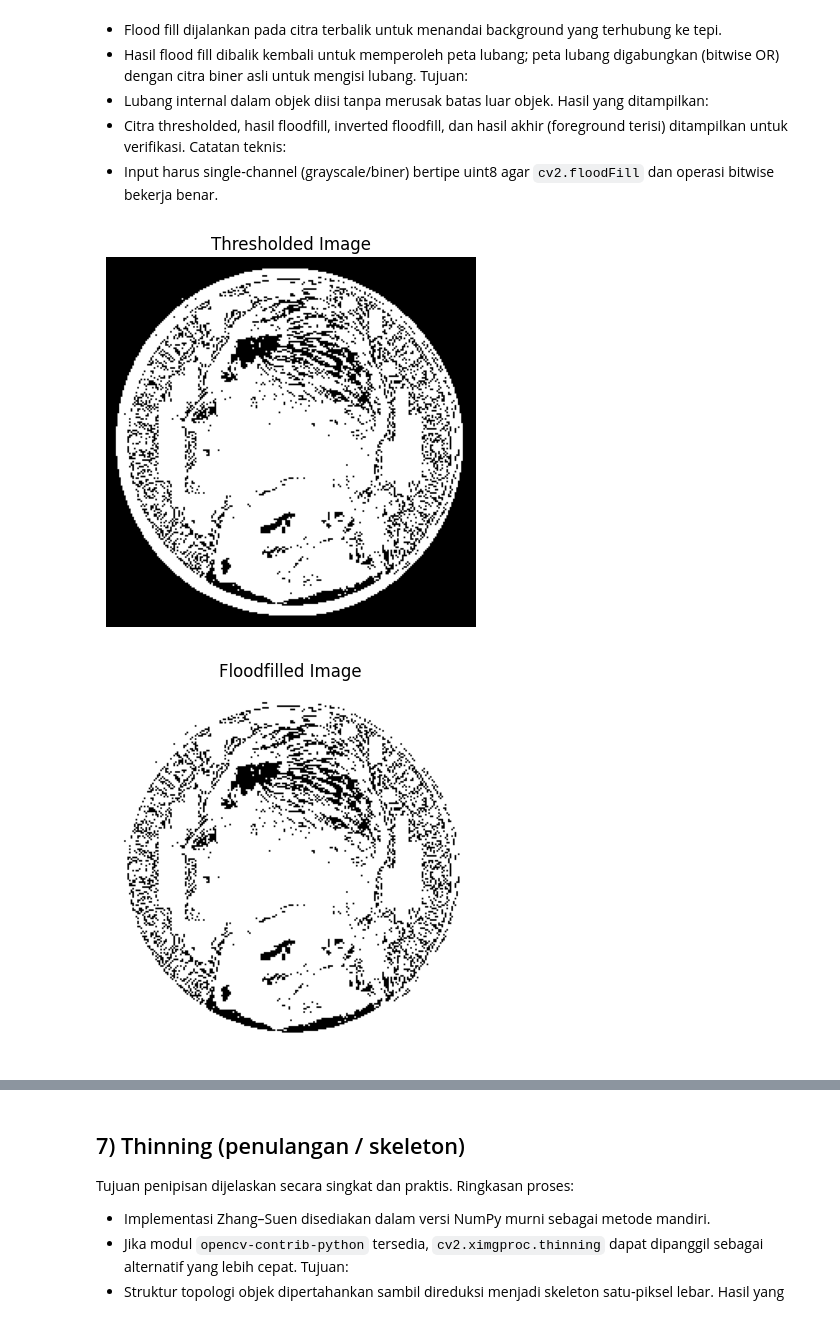
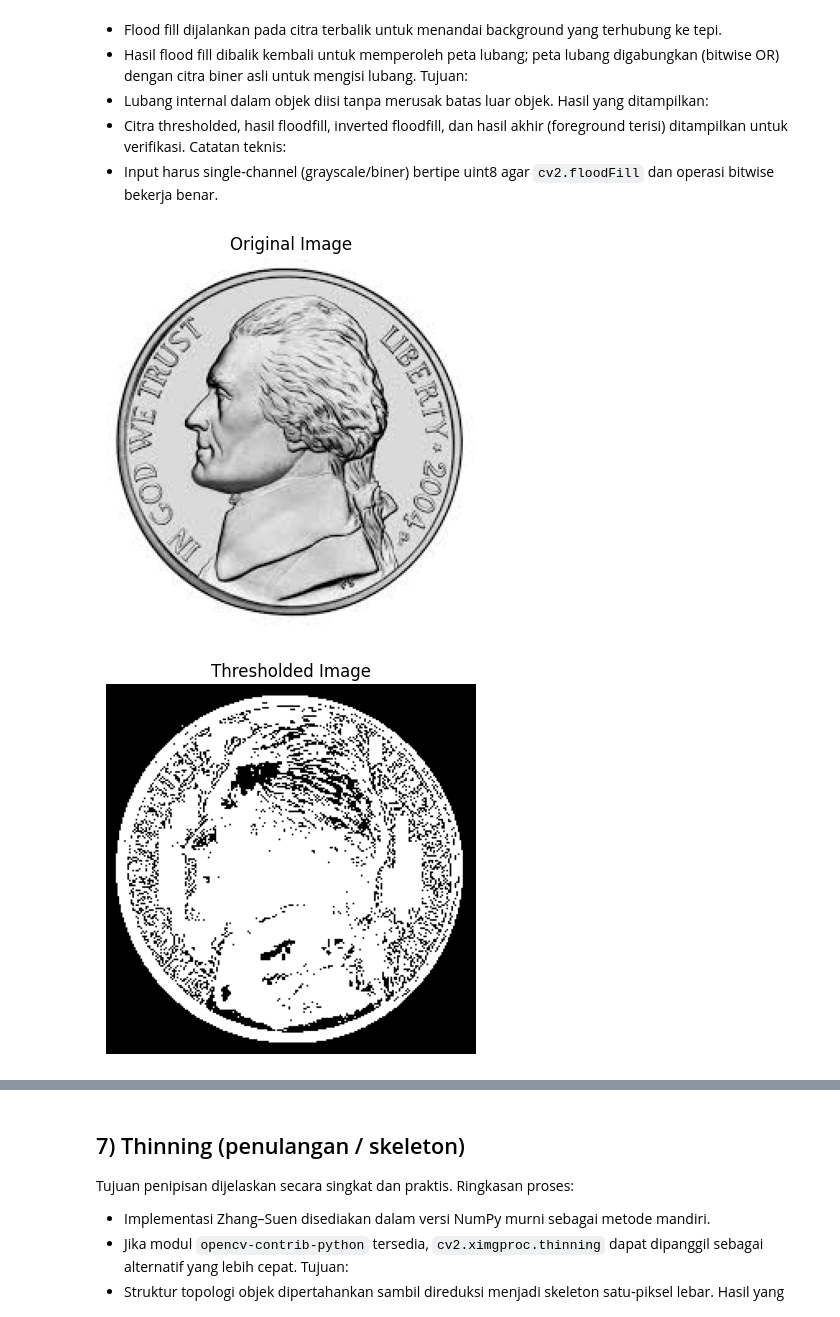
Before and after one commit to vannndar/Computer-Vision-Morphology, a Jupyter notebook: Morphology_Examples_v4.ipynb, the cells around one changed output, grey strips where cells are left out. Saved outputs shown, nothing was run; the diff lists cells and outputs as text; code cells hidden in the pictures.

```diff
--- a/Morphology_Examples_v4.ipynb
+++ b/Morphology_Examples_v4.ipynb
@@ -273,26 +273,27 @@ Catatan teknis:
 # %%
 import cv2;
 import numpy as np;
 
 img = cv2.imread("Images/koin2.png", cv2.IMREAD_GRAYSCALE)
 
 th, im_th = cv2.threshold(img, 220, 255, cv2.THRESH_BINARY_INV)
 
 im_floodfill = im_th.copy()
 
 h, w = im_th.shape[:2]
 mask = np.zeros((h+2, w+2), np.uint8)
 
 cv2.floodFill(im_floodfill, mask, (0,0), 255)
 
 im_floodfill_inv = cv2.bitwise_not(im_floodfill)
 
 im_out = im_th | im_floodfill_inv
 
+show("Original Image", img)
 show("Thresholded Image", im_th)
 show("Floodfilled Image", im_floodfill)
 show("Inverted Floodfilled Image", im_floodfill_inv)
 show("Foreground", im_out)
 # %% [output]
-[figure, old version]
+[figure, new version]
-[figure, old version]
+[figure, new version]
```
Also changed, not shown: parts of 8 cells of this notebook.
